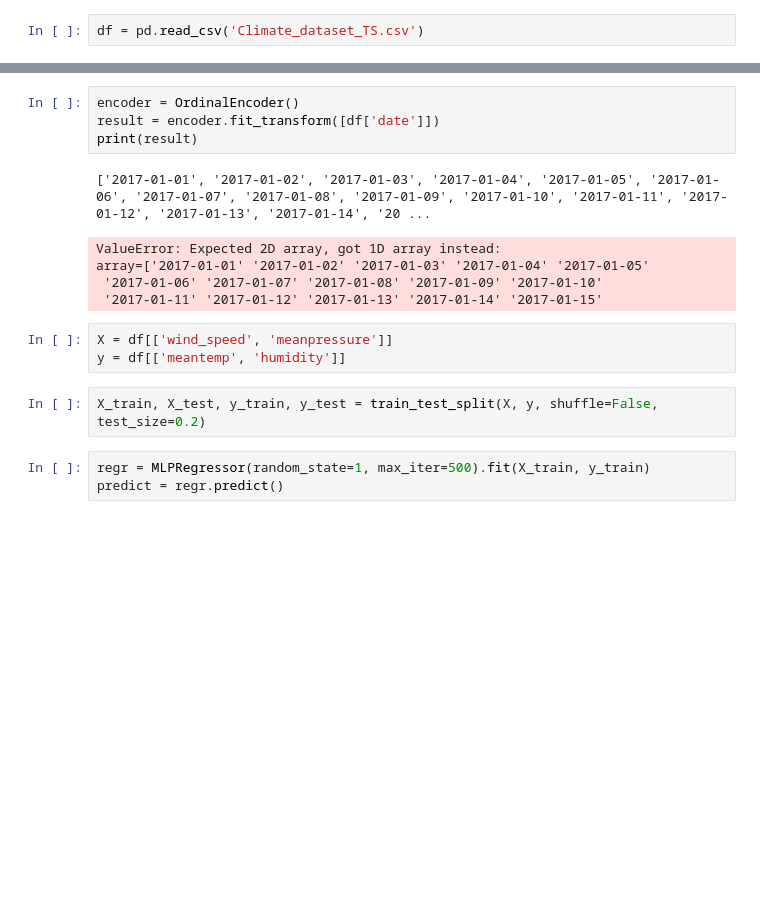
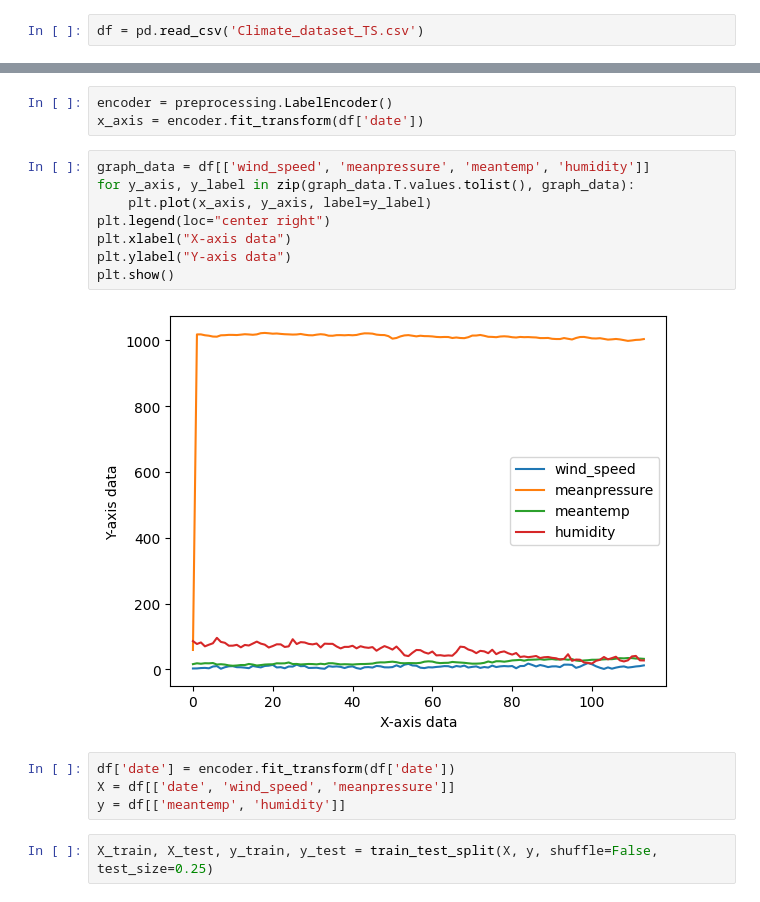
Before and after one commit to UdomP/Fall-2022, a Jupyter notebook: CIS 666 AI/Assignment_4/assignment_4-1.ipynb, the cells around one changed output, grey strips where cells are left out. Drawn from its saved outputs; the diff is of its cells as text; blank space fills up the shorter version.

```diff
--- a/CIS 666 AI/Assignment_4/assignment_4-1.ipynb
+++ b/CIS 666 AI/Assignment_4/assignment_4-1.ipynb
@@ -8,18 +27,19 @@ df = pd.read_csv('Climate_dataset_TS.csv')
 # %%
-encoder = OrdinalEncoder()
-result = encoder.fit_transform([df['date']])
-print(result)
+encoder = preprocessing.LabelEncoder()
+x_axis = encoder.fit_transform(df['date'])
-# %% [output]
-['2017-01-01', '2017-01-02', '2017-01-03', '2017-01-04', '2017-01-05', '2017-01-06', '2017-01-07', '2017-01-08', '2017-01-09', '2017-01-10', '2017-01-11', '2017-01-12', '2017-01-13', '2017-01-14', '20 ...
-ValueError: Expected 2D array, got 1D array instead:
-array=['2017-01-01' '2017-01-02' '2017-01-03' '2017-01-04' '2017-01-05'
- '2017-01-06' '2017-01-07' '2017-01-08' '2017-01-09' '2017-01-10'
- '2017-01-11' '2017-01-12' '2017-01-13' '2017-01-14' '2017-01-15'
+# %%
+graph_data = df[['wind_speed', 'meanpressure', 'meantemp', 'humidity']]
+for y_axis, y_label in zip(graph_data.T.values.tolist(), graph_data):
+    plt.plot(x_axis, y_axis, label=y_label)
+plt.legend(loc="center right")
+plt.xlabel("X-axis data")
+plt.ylabel("Y-axis data")
+plt.show()
+# %% [output]
+[figure, added]
 # %%
-X = df[['wind_speed', 'meanpressure']]
+df['date'] = encoder.fit_transform(df['date'])
+X = df[['date', 'wind_speed', 'meanpressure']]
 y = df[['meantemp', 'humidity']]
 # %%
-X_train, X_test, y_train, y_test = train_test_split(X, y, shuffle=False, test_size=0.2)
+X_train, X_test, y_train, y_test = train_test_split(X, y, shuffle=False, test_size=0.25)
-# %%
-regr = MLPRegressor(random_state=1, max_iter=500).fit(X_train, y_train)
-predict = regr.predict()
```
Also changed, not shown: parts of 6 cells of this notebook, 8 other files.
